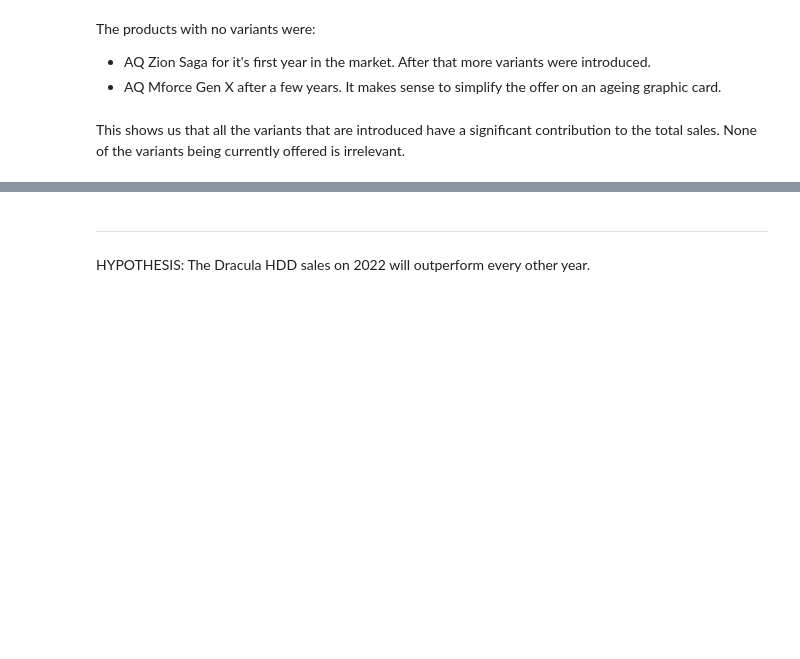
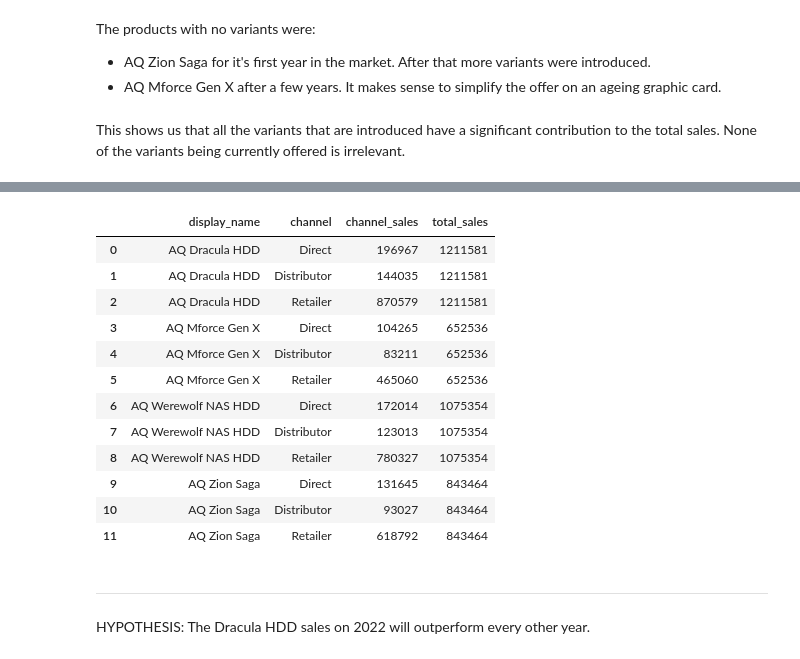
Before and after one commit to Silverscale/AtliQ_Products_Analysis, a Jupyter notebook: atliq_product_analysis.ipynb, the cells around one changed output, grey strips where cells are left out. Cells and saved outputs as stored; diff of their text form; code cells hidden in the pictures; blank space fills up the shorter version.

```diff
--- a/atliq_product_analysis.ipynb
+++ b/atliq_product_analysis.ipynb
@@ -1311,3 +1416,34 @@ This shows us that all the variants that are introduced have a significant contr
+# %%
+query = """
+SELECT display_name, channel, SUM(sales_by_channel.channel_sales) as channel_sales, SUM(total_sales.variant_sales) as total_sales
+FROM (
+    SELECT display_name, variant, product_code, channel, SUM(sold_quantity) as channel_sales
+    FROM fact_sales_monthly
+        JOIN dim_customer USING(customer_code)
+        JOIN dim_product USING(product_code)
+    GROUP BY fact_sales_monthly.product_code, channel) as sales_by_channel
+    JOIN (
+        SELECT product_code, SUM(sold_quantity) as variant_sales
+        FROM fact_sales_monthly
+        GROUP BY product_code) as total_sales USING(product_code)
+GROUP BY display_name, channel
+"""
+
+pd.read_sql_query(query, con)
+# %% [output]
+|  | display_name | channel | channel_sales | total_sales |
+| 0 | AQ Dracula HDD | Direct | 196967 | 1211581 |
+| 1 | AQ Dracula HDD | Distributor | 144035 | 1211581 |
+| 2 | AQ Dracula HDD | Retailer | 870579 | 1211581 |
+| 3 | AQ Mforce Gen X | Direct | 104265 | 652536 |
+| 4 | AQ Mforce Gen X | Distributor | 83211 | 652536 |
+| 5 | AQ Mforce Gen X | Retailer | 465060 | 652536 |
+| 6 | AQ Werewolf NAS HDD | Direct | 172014 | 1075354 |
+| 7 | AQ Werewolf NAS HDD | Distributor | 123013 | 1075354 |
+| 8 | AQ Werewolf NAS HDD | Retailer | 780327 | 1075354 |
+| 9 | AQ Zion Saga | Direct | 131645 | 843464 |
+| 10 | AQ Zion Saga | Distributor | 93027 | 843464 |
+| 11 | AQ Zion Saga | Retailer | 618792 | 843464 |
 # %% [markdown]
 ---
 
```
Also changed, not shown: parts of 8 cells of this notebook.
